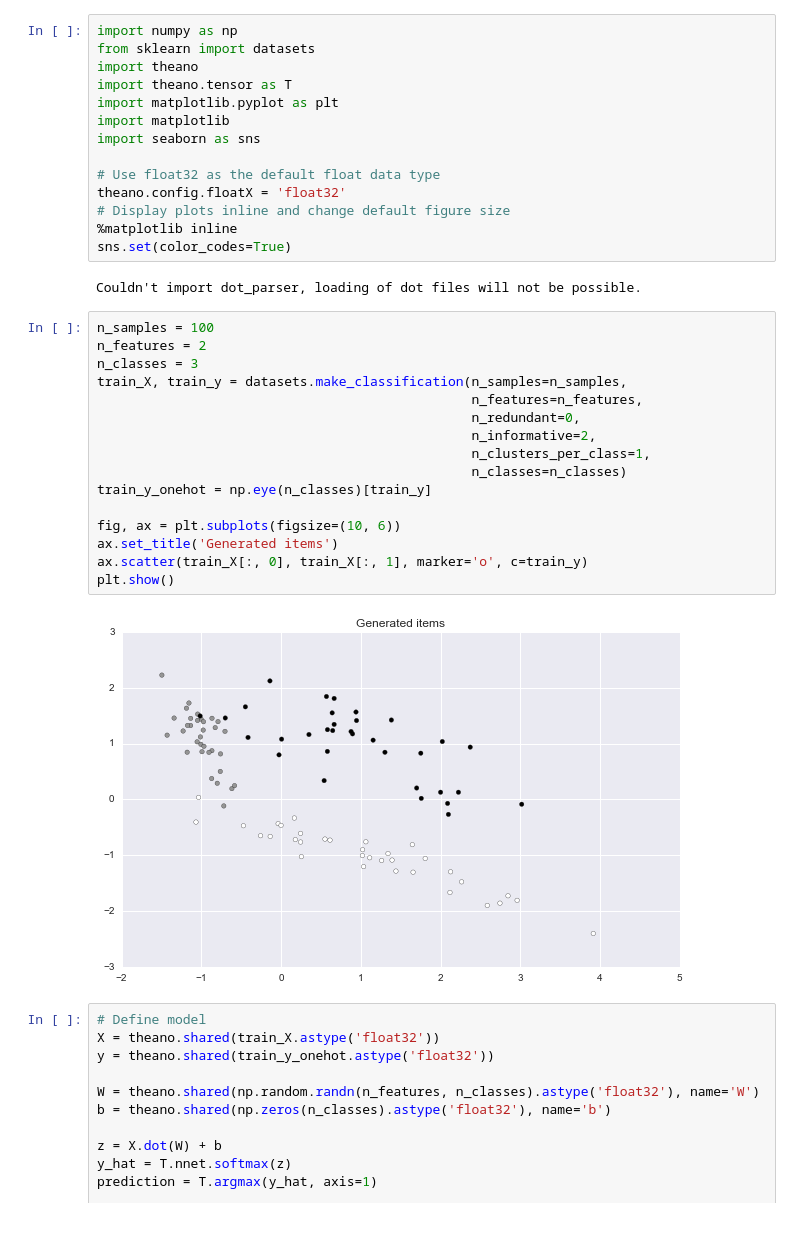
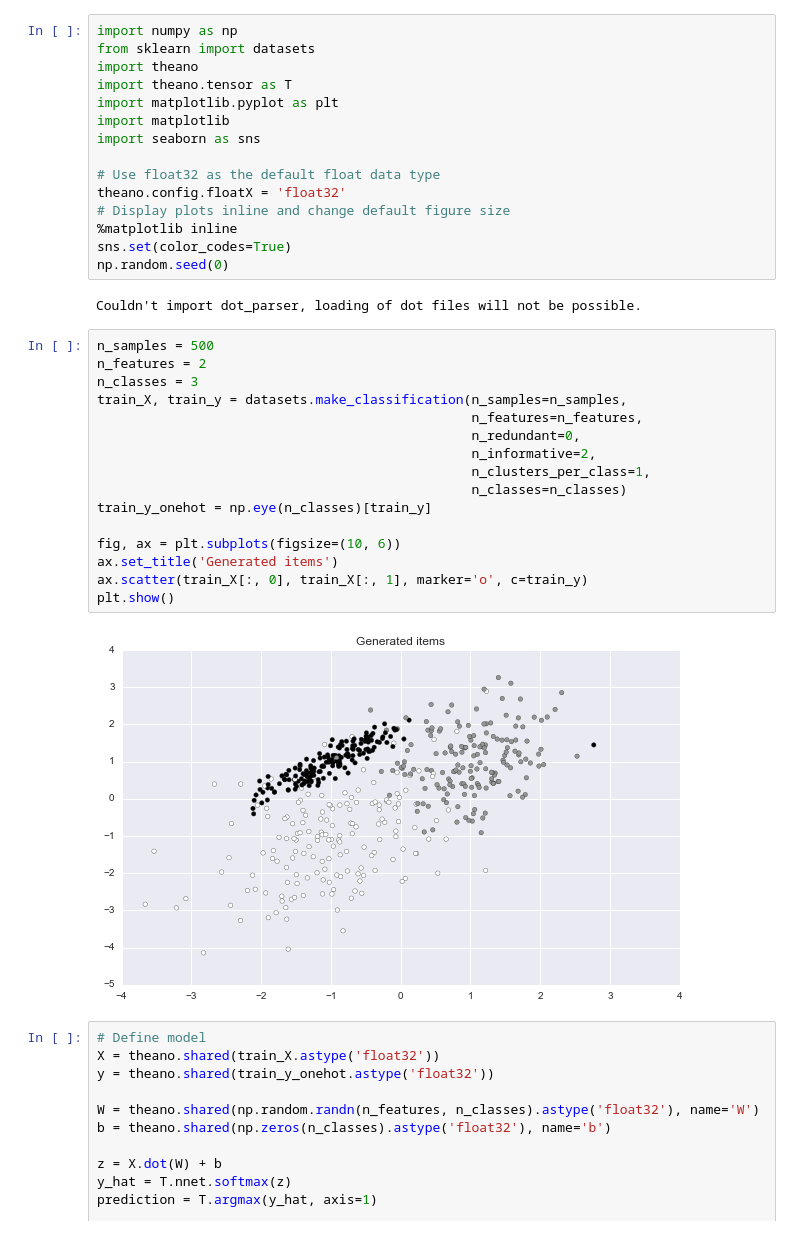
Before and after one commit to phipleg/theano-experiments, a Jupyter notebook: logistic_regression.ipynb, the cells around one changed output. Cells and saved outputs as stored; diff of their text form.

Commit message:
fixed random seed and increased sample size

```diff
--- a/logistic_regression.ipynb
+++ b/logistic_regression.ipynb
@@ -12,26 +12,27 @@ theano.config.floatX = 'float32'
 # Display plots inline and change default figure size
 %matplotlib inline
 sns.set(color_codes=True)
+np.random.seed(0)
 # %% [output]
 Couldn't import dot_parser, loading of dot files will not be possible.
 # %%
-n_samples = 100
+n_samples = 500
 n_features = 2
 n_classes = 3
 train_X, train_y = datasets.make_classification(n_samples=n_samples,
                                                 n_features=n_features,
                                                 n_redundant=0,
                                                 n_informative=2,
                                                 n_clusters_per_class=1,
                                                 n_classes=n_classes)
 train_y_onehot = np.eye(n_classes)[train_y]
 
 fig, ax = plt.subplots(figsize=(10, 6))
 ax.set_title('Generated items')
 ax.scatter(train_X[:, 0], train_X[:, 1], marker='o', c=train_y)
 plt.show()
 # %% [output]
-[figure, old version]
+[figure, new version]
 # %%
 # Define model
 X = theano.shared(train_X.astype('float32'))
```
Also changed, not shown: parts of 3 cells of this notebook.
